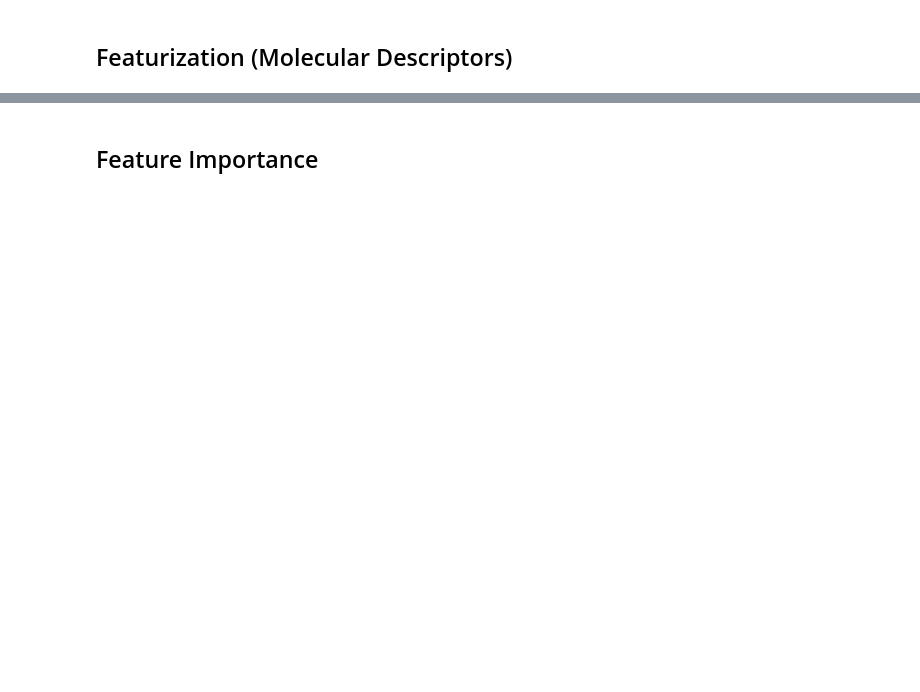
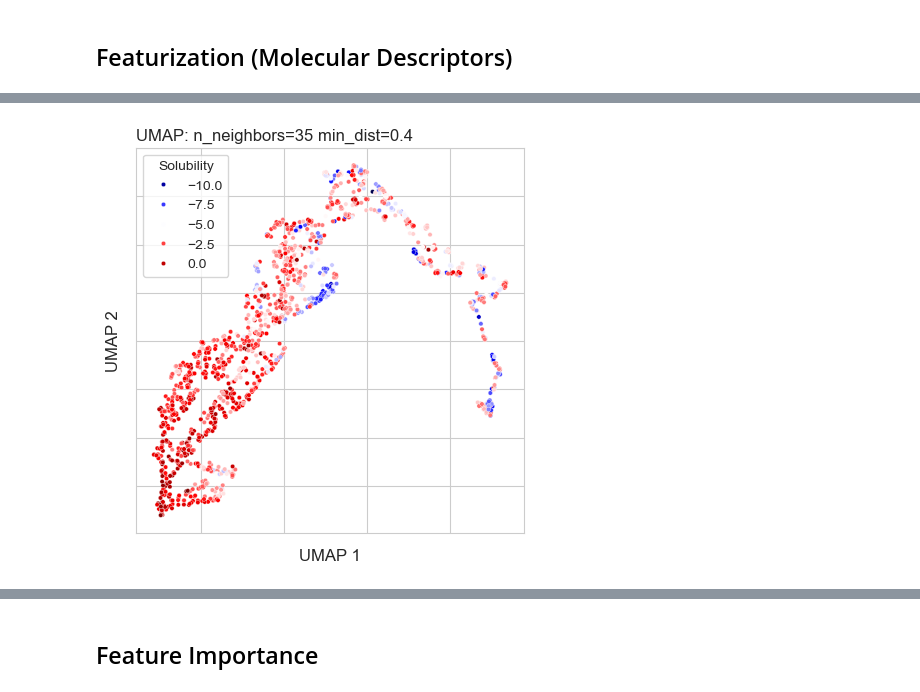
Before and after one commit to ECburx/ML-Solubility-Prediction, a Jupyter notebook: data/data_processing.ipynb, the cells around one changed output, grey strips where cells are left out. Saved outputs shown, nothing was run; the diff lists cells and outputs as text; code cells hidden in the pictures; blank space fills up the shorter version.

```diff
--- a/data/data_processing.ipynb
+++ b/data/data_processing.ipynb
@@ -148,0 +138,23 @@ tst2_19SC_y, tst2_19SC_X = tst2_19SC["Solubility"], tst2_19SC.drop("Solubility",
+# %%
+reducer = umap.UMAP(
+    n_neighbors=35,
+    min_dist=0.4,
+    n_epochs=500,
+    random_state=1024
+).fit(trn_X)
+embedding = reducer.transform(trn_X)
+embedding = pd.DataFrame(embedding, columns=["UMAP 1", "UMAP 2"])
+embedding["Solubility"] = trn_y
+# %%
+_, ax = plt.subplots(figsize=(5, 5))
+sns.scatterplot(embedding, x="UMAP 1", y="UMAP 2", hue="Solubility", s=10, palette="seismic")
+ax.set_xlabel("UMAP 1", fontsize=12)
+ax.set_ylabel("UMAP 2", fontsize=12)
+ax.text(0, 1.05,
+        f"UMAP: n_neighbors={reducer.n_neighbors} min_dist={reducer.min_dist}",
+        fontsize=12, ha='left', va='top', transform=plt.gca().transAxes)
+ax.set_xticklabels([])
+ax.set_yticklabels([])
+plt.show()
+# %% [output]
+[figure, added]
```
Also changed, not shown: parts of 30 cells of this notebook, 10 other files.
